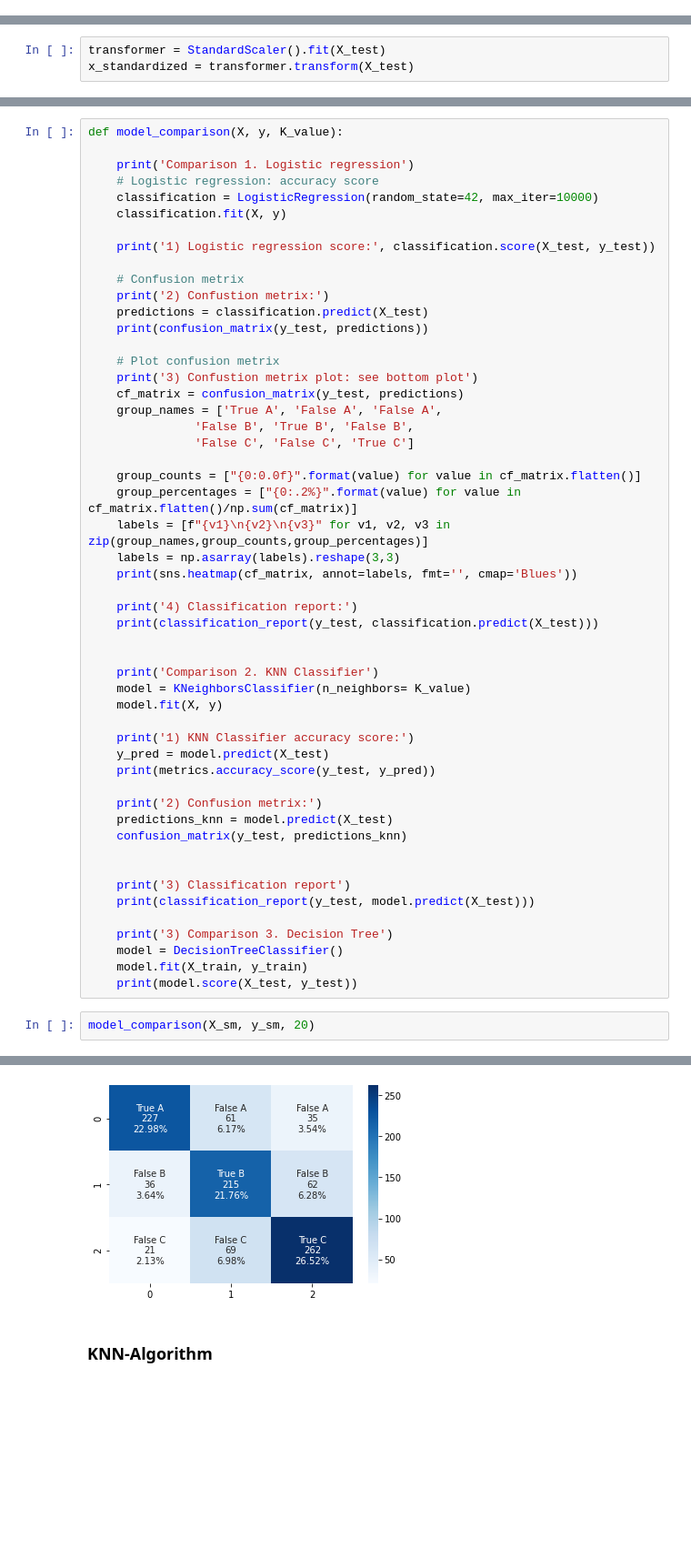
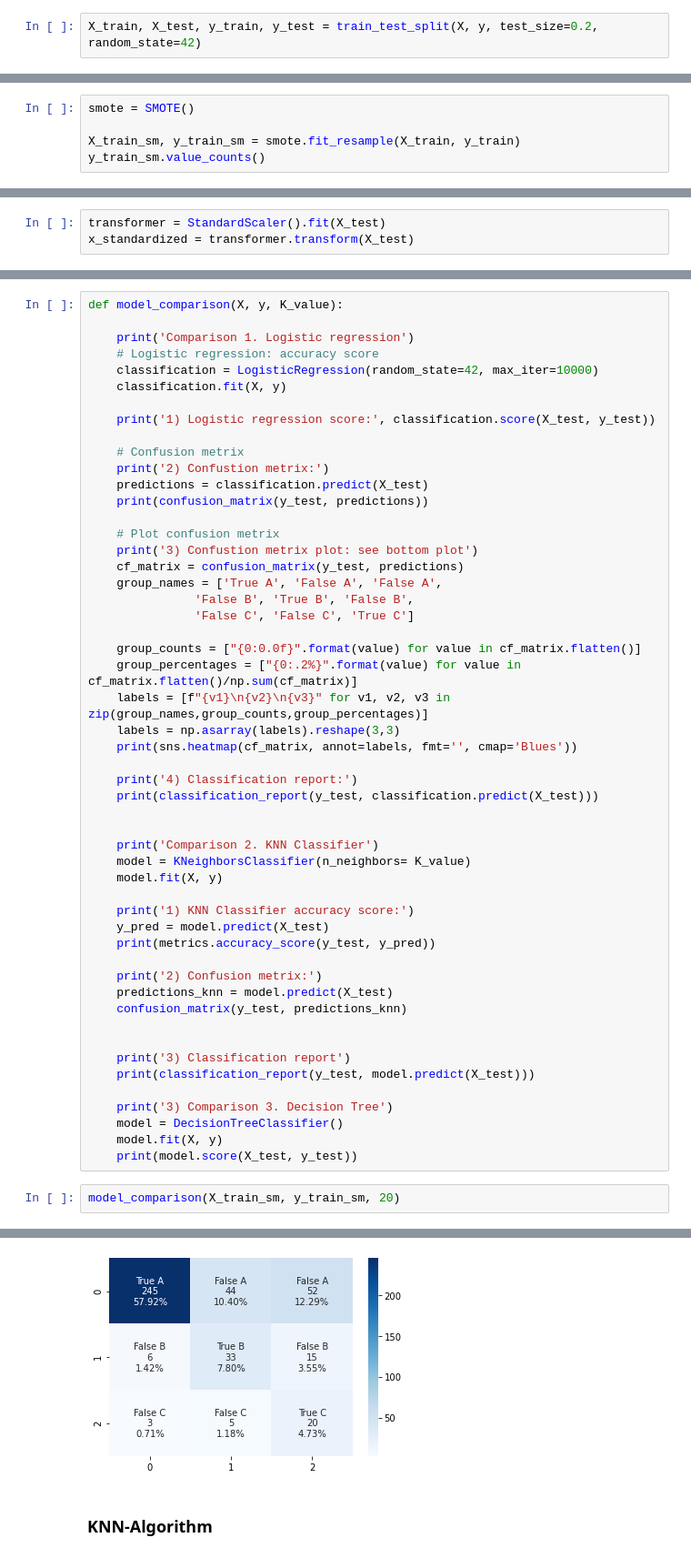
Before and after one commit to yuawano/fetal_health_classification, a Jupyter notebook: 3.2_ML_smote.ipynb, the cells around one changed output, grey strips where cells are left out. Shown: that part at 91% size. Saved outputs shown, nothing was run; the diff lists cells and outputs as text; blank space fills up the shorter version.

```diff
--- a/3.2_ML_smote.ipynb
+++ b/3.2_ML_smote.ipynb
@@ -68,0 +55,2 @@ X_train, X_test, y_train, y_test = train_test_split(X_sm, y_sm, test_size=0.2, r
+# %%
+X_train, X_test, y_train, y_test = train_test_split(X, y, test_size=0.2, random_state=42)
@@ -68,0 +71,5 @@ X_train, X_test, y_train, y_test = train_test_split(X_sm, y_sm, test_size=0.2, r
+# %%
+smote = SMOTE()
+
+X_train_sm, y_train_sm = smote.fit_resample(X_train, y_train)
+y_train_sm.value_counts()
@@ -142,9 +177,9 @@ def model_comparison(X, y, K_value):
 
     print('3) Comparison 3. Decision Tree')
     model = DecisionTreeClassifier()
-    model.fit(X_train, y_train)
+    model.fit(X, y)
     print(model.score(X_test, y_test))
 # %%
-model_comparison(X_sm, y_sm, 20)
+model_comparison(X_train_sm, y_train_sm, 20)
 # %% [output]
 Comparison 1. Logistic regression
@@ -167,4 +202,4 @@ weighted avg       0.91      0.91      0.91       988
-[figure, old version]
+[figure, new version]
 # %% [markdown]
 ### KNN-Algorithm
 # %% [markdown]
```
Also changed, not shown: parts of 24 cells of this notebook, 1 other file.
